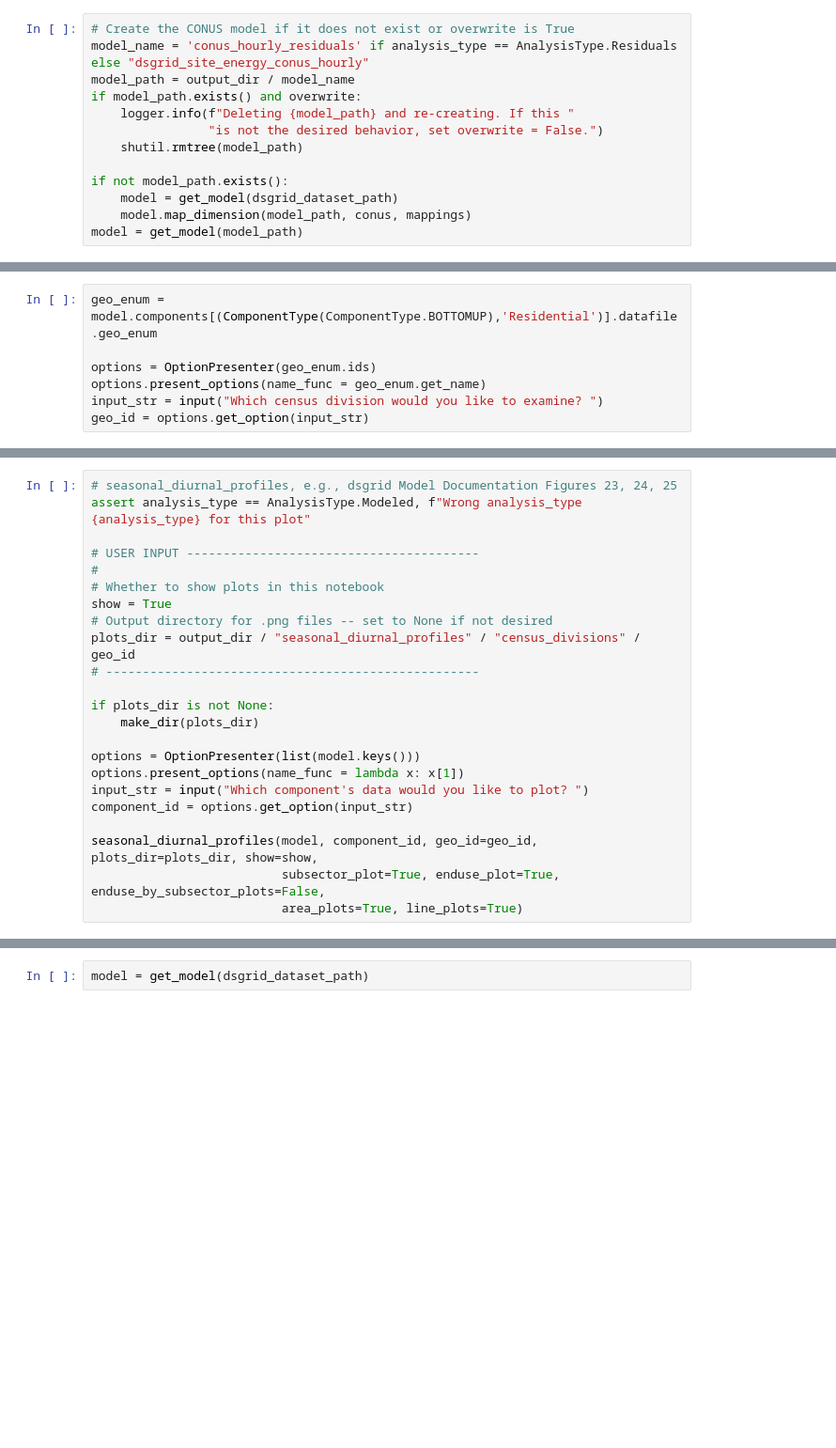
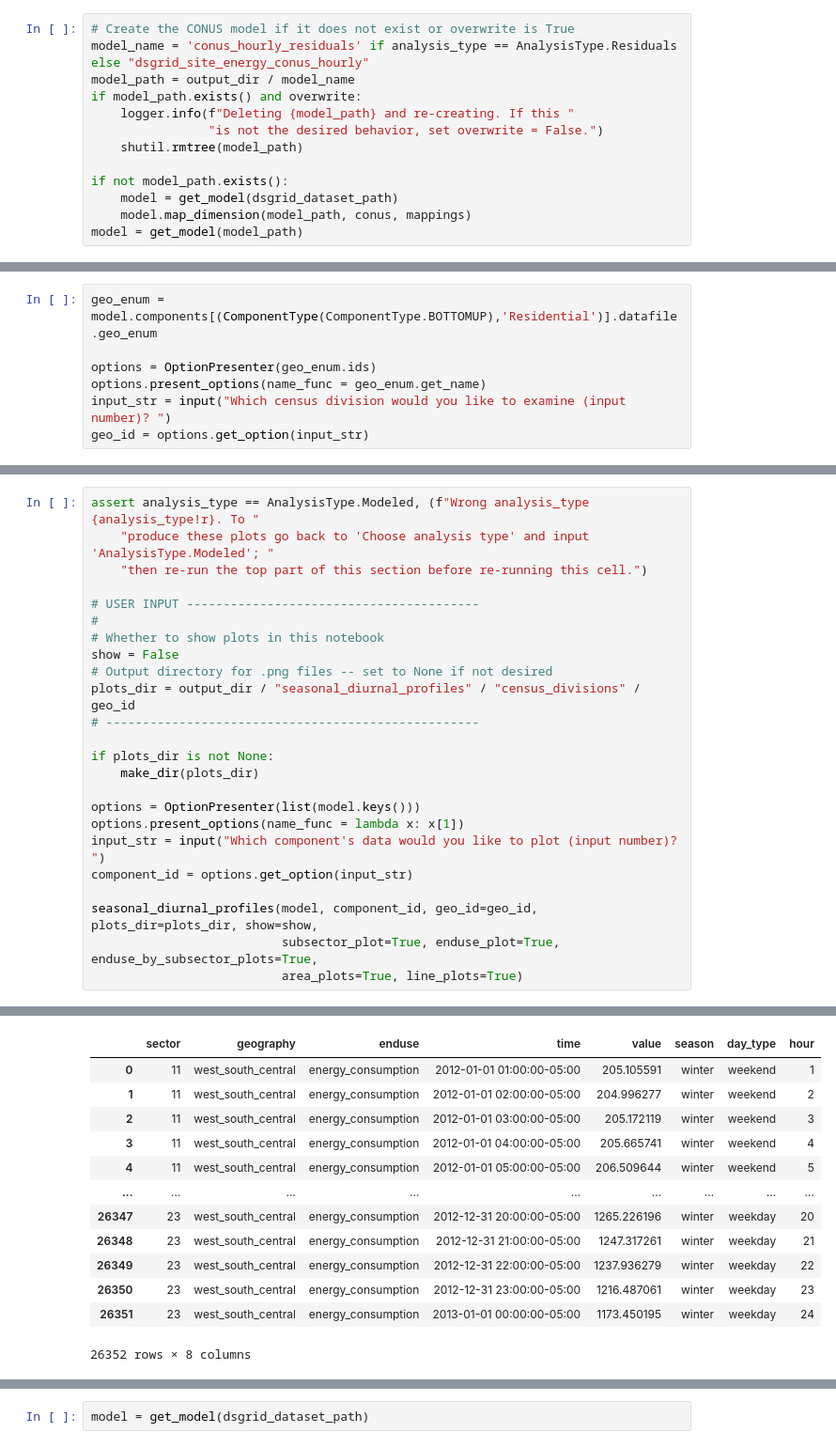
Before and after one commit to dsgrid/dsgrid-legacy-efs-api, a Jupyter notebook: notebooks/Visualize dsgrid model.ipynb, the cells around one changed output, grey strips where cells are left out. Shown at 94% size. Cells and saved outputs as stored; diff of their text form; blank space fills up the shorter version.

```diff
--- a/notebooks/Visualize dsgrid model.ipynb
+++ b/notebooks/Visualize dsgrid model.ipynb
@@ -856,5 +931,5 @@ geo_enum = model.components[(ComponentType(ComponentType.BOTTOMUP),'Residential'
 
 options = OptionPresenter(geo_enum.ids)
 options.present_options(name_func = geo_enum.get_name)
-input_str = input("Which census division would you like to examine? ")
+input_str = input("Which census division would you like to examine (input number)? ")
 geo_id = options.get_option(input_str)
@@ -893,11 +1009,12 @@ seasonal_example_weeks_residuals(model, plots_dir=plots_dir, show=show)
 # %%
-# seasonal_diurnal_profiles, e.g., dsgrid Model Documentation Figures 23, 24, 25
-assert analysis_type == AnalysisType.Modeled, f"Wrong analysis_type {analysis_type} for this plot"
+assert analysis_type == AnalysisType.Modeled, (f"Wrong analysis_type {analysis_type!r}. To "
+    "produce these plots go back to 'Choose analysis type' and input 'AnalysisType.Modeled'; "
+    "then re-run the top part of this section before re-running this cell.")
 
 # USER INPUT ----------------------------------------
 #
 # Whether to show plots in this notebook
-show = True
+show = False
 # Output directory for .png files -- set to None if not desired
 plots_dir = output_dir / "seasonal_diurnal_profiles" / "census_divisions" / geo_id
 # ---------------------------------------------------
@@ -907,9 +1024,10 @@ if plots_dir is not None:
 
 options = OptionPresenter(list(model.keys()))
 options.present_options(name_func = lambda x: x[1])
-input_str = input("Which component's data would you like to plot? ")
+input_str = input("Which component's data would you like to plot (input number)? ")
 component_id = options.get_option(input_str)
 
 seasonal_diurnal_profiles(model, component_id, geo_id=geo_id, plots_dir=plots_dir, show=show,
-                          subsector_plot=True, enduse_plot=True, enduse_by_subsector_plots=False,
+                          subsector_plot=True, enduse_plot=True, enduse_by_subsector_plots=True,
                           area_plots=True, line_plots=True)
+# %% [output]
@@ -915,0 +1052,13 @@ seasonal_diurnal_profiles(model, component_id, geo_id=geo_id, plots_dir=plots_di
+|  | sector | geography | enduse | time | value | season | day_type | hour |
+| 0 | 11 | west_south_central | energy_consumption | 2012-01-01 01:00:00-05:00 | 205.105591 | winter | weekend | 1 |
+| 1 | 11 | west_south_central | energy_consumption | 2012-01-01 02:00:00-05:00 | 204.996277 | winter | weekend | 2 |
+| 2 | 11 | west_south_central | energy_consumption | 2012-01-01 03:00:00-05:00 | 205.172119 | winter | weekend | 3 |
+| 3 | 11 | west_south_central | energy_consumption | 2012-01-01 04:00:00-05:00 | 205.665741 | winter | weekend | 4 |
+| 4 | 11 | west_south_central | energy_consumption | 2012-01-01 05:00:00-05:00 | 206.509644 | winter | weekend | 5 |
+| ... | ... | ... | ... | ... | ... | ... | ... | ... |
+| 26347 | 23 | west_south_central | energy_consumption | 2012-12-31 20:00:00-05:00 | 1265.226196 | winter | weekday | 20 |
+| 26348 | 23 | west_south_central | energy_consumption | 2012-12-31 21:00:00-05:00 | 1247.317261 | winter | weekday | 21 |
+| 26349 | 23 | west_south_central | energy_consumption | 2012-12-31 22:00:00-05:00 | 1237.936279 | winter | weekday | 22 |
+| 26350 | 23 | west_south_central | energy_consumption | 2012-12-31 23:00:00-05:00 | 1216.487061 | winter | weekday | 23 |
+| 26351 | 23 | west_south_central | energy_consumption | 2013-01-01 00:00:00-05:00 | 1173.450195 | winter | weekday | 24 |
+26352 rows × 8 columns
```
Also changed, not shown: parts of 52 cells of this notebook, 1 other file.
